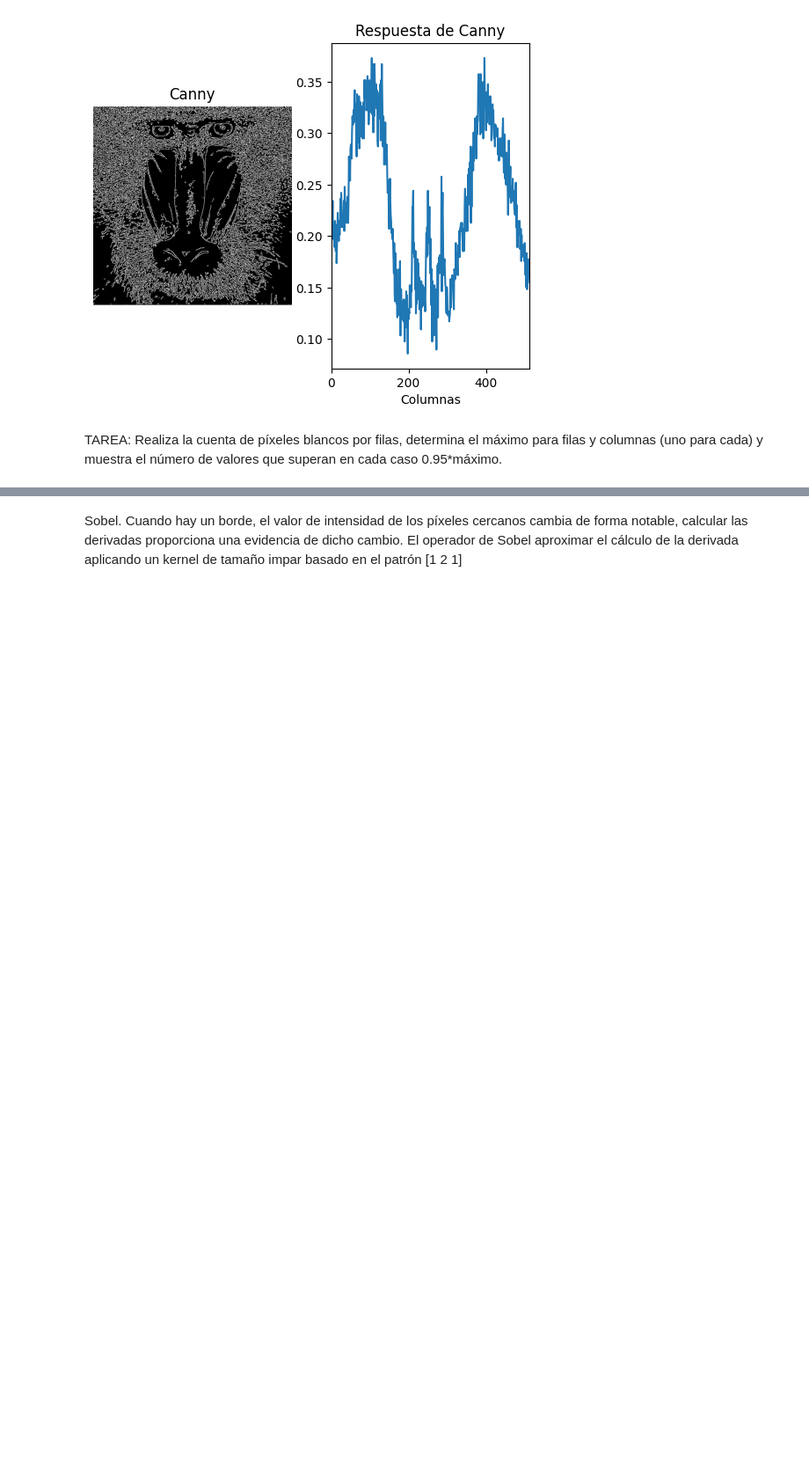
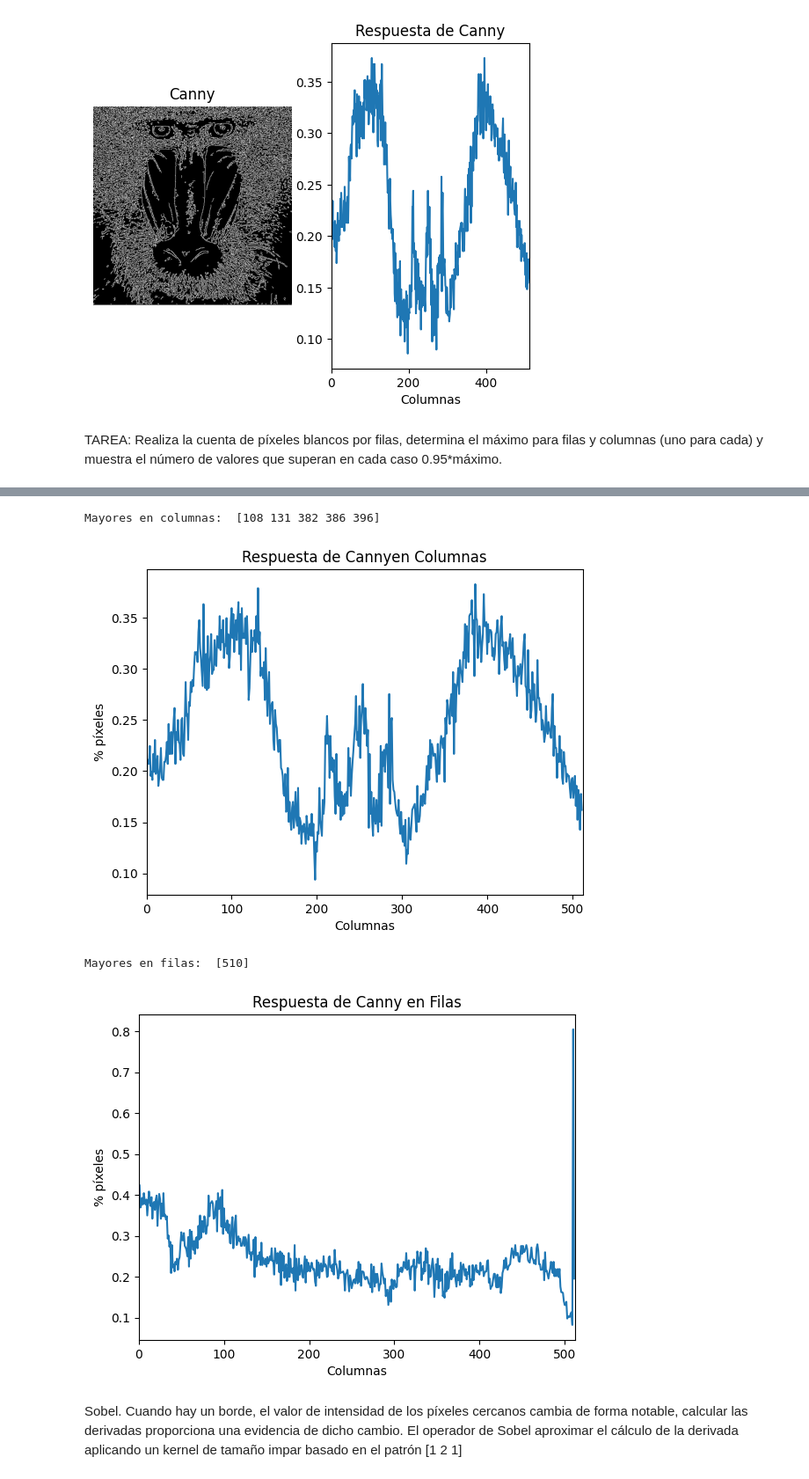
Before and after one commit to JoseManuel117/VC, a Jupyter notebook: P2/VC_P2.ipynb, the cells around one changed output, grey strips where cells are left out. Shown at 88% size. Drawn from its saved outputs; the diff is of its cells as text; code cells hidden in the pictures; blank space fills up the shorter version.

```diff
--- a/P2/VC_P2.ipynb
+++ b/P2/VC_P2.ipynb
@@ -98,3 +119,45 @@ TAREA: Realiza la cuenta de píxeles blancos por filas, determina el máximo par
+# %%
+#--------- Columnas ---------#
+col_counts = cv2.reduce(canny, 0, cv2.REDUCE_SUM, dtype=cv2.CV_32SC1).flatten();
+#Normaliza en base al número de filas y al valor máximo del píxel (255)
+#El resultado será el número de píxeles blancos por columna
+cols = col_counts / (255 * canny.shape[0])
+
+resmax1 = np.where(cols >= cols.max()*0.95)[0]
+print("Mayores en columnas: ", resmax1)
+
+#Muestra dicha cuenta gráficamente
+plt.figure()
+plt.title("Respuesta de Cannyen Columnas")
+plt.xlabel("Columnas")
+plt.ylabel("% píxeles")
+plt.plot(cols)
+plt.xlim([0, canny.shape[0]])
+plt.show()
+#--------- Fin Columnas ---------#
+
+#Normaliza en base al número de filas y al valor máximo del píxel (255)
+#El resultado será el número de píxeles blancos por columna
+filas = canny.shape[0]
+
+filas_counts = cv2.reduce(canny, 1, cv2.REDUCE_SUM, dtype=cv2.CV_32SC1).flatten();
+filas = filas_counts / (255 * canny.shape[0])
+
+resmax2 = np.where(filas >= filas.max()*0.95)[0]
+print("Mayores en filas: ", resmax2)
+
+plt.figure()
+plt.title("Respuesta de Canny en Filas")
+plt.xlabel("Columnas")
+plt.ylabel("% píxeles")
+plt.plot(filas)
+plt.xlim([0, canny.shape[0]])
+plt.show()
+# %% [output]
+Mayores en columnas:  [108 131 382 386 396]
+[figure, added]
+Mayores en filas:  [510]
+[figure, added]
 # %% [markdown]
 Sobel. Cuando hay un borde, el valor de intensidad de los píxeles cercanos cambia de forma notable, calcular las derivadas proporciona una evidencia de dicho cambio. El operador de Sobel aproximar el cálculo de la derivada aplicando un kernel de tamaño impar basado en el patrón [1 2 1]
 # %%
```
Also changed, not shown: parts of 5 cells of this notebook.
